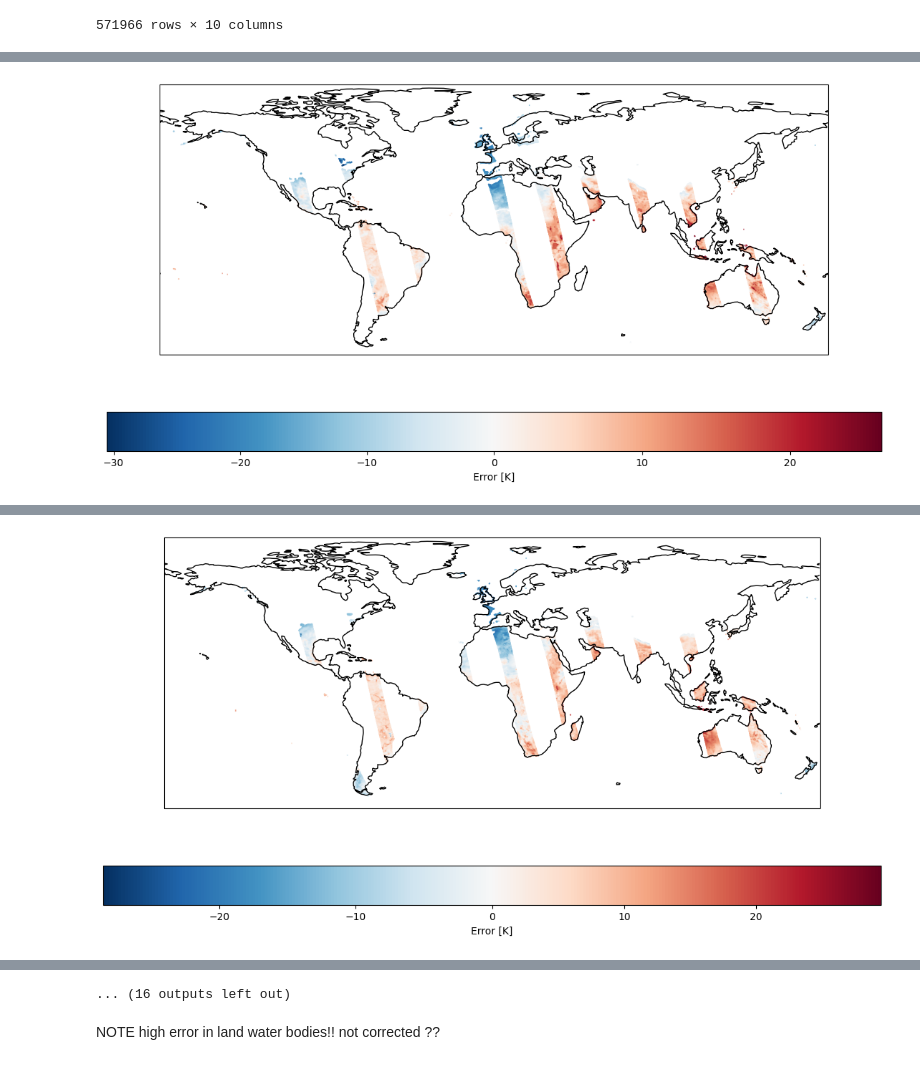
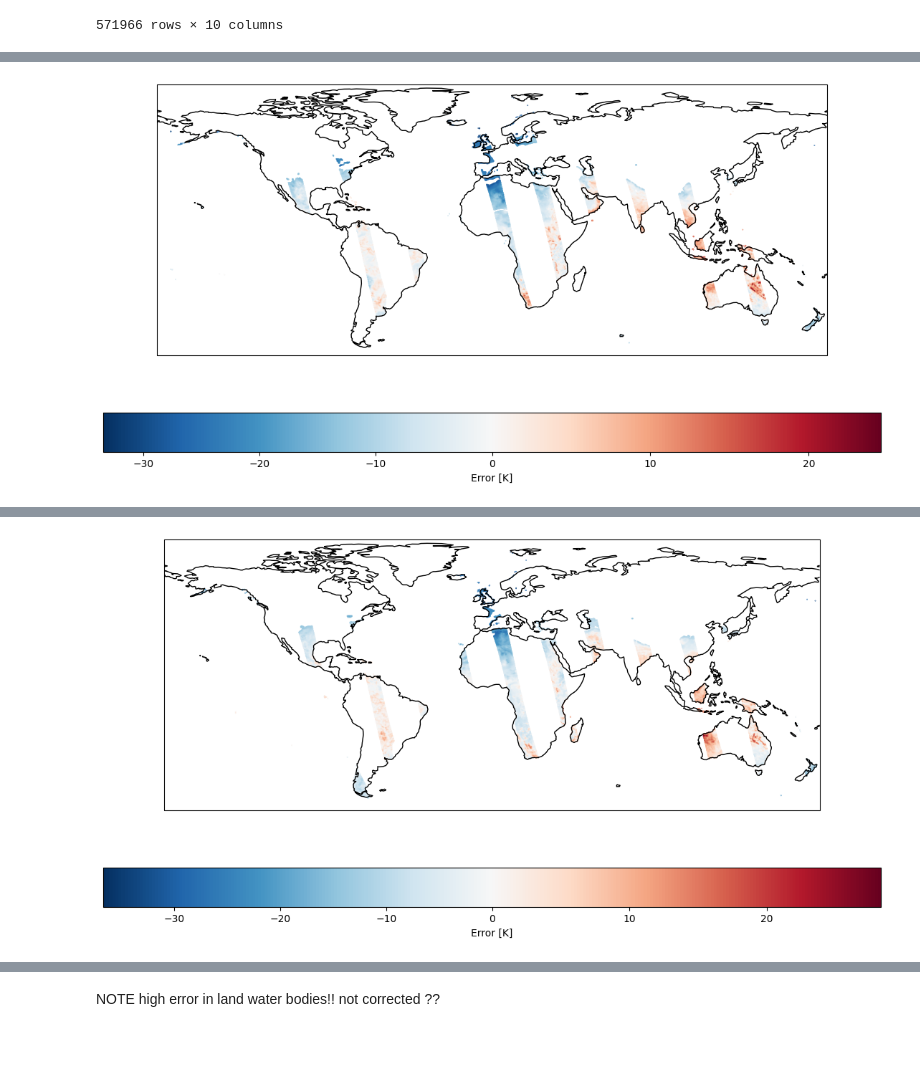
Before and after one commit to AndresTerrer/PMW_LST, a Jupyter notebook: notebooks/working_examples/Windsat_training.ipynb, the cells around one changed output, grey strips where cells are left out. Drawn from its saved outputs; the diff is of its cells as text; code cells hidden in the pictures.

```diff
--- a/notebooks/working_examples/Windsat_training.ipynb
+++ b/notebooks/working_examples/Windsat_training.ipynb
@@ -158,8 +158,10 @@ checkpoints = ModelCheckpoint(
 history = model.fit(
     x_train,
     y_train,
-    epochs=30,
+    epochs=5,
     validation_data=(x_test,y_test),
     callbacks=[callback, checkpoints]
 )
+now = datetime.now().strftime(r"%Y_%m_%dT%H%M%S")
+plot_history(history.history)
 # %% [output]
@@ -272,6 +294,6 @@ plt.show()
 # %%
 # one plot per day:
 
-for d in range(1,15,1):
+for d in range(1,5,1):
     day_plot(d)
 # %% [output]
@@ -279 +301 @@ for d in range(1,15,1):
-[figure, old version]
+[figure, new version]
@@ -281 +303 @@ for d in range(1,15,1):
-[figure, old version]
+[figure, new version]
@@ -290,4 +308,3 @@ for d in range(1,15,1):
-... (16 outputs left out)
 # %% [markdown]
 NOTE high error in land water bodies!! not corrected ??
 # %% [markdown]
```
Also changed, not shown: parts of 10 cells of this notebook, 2 other files.
